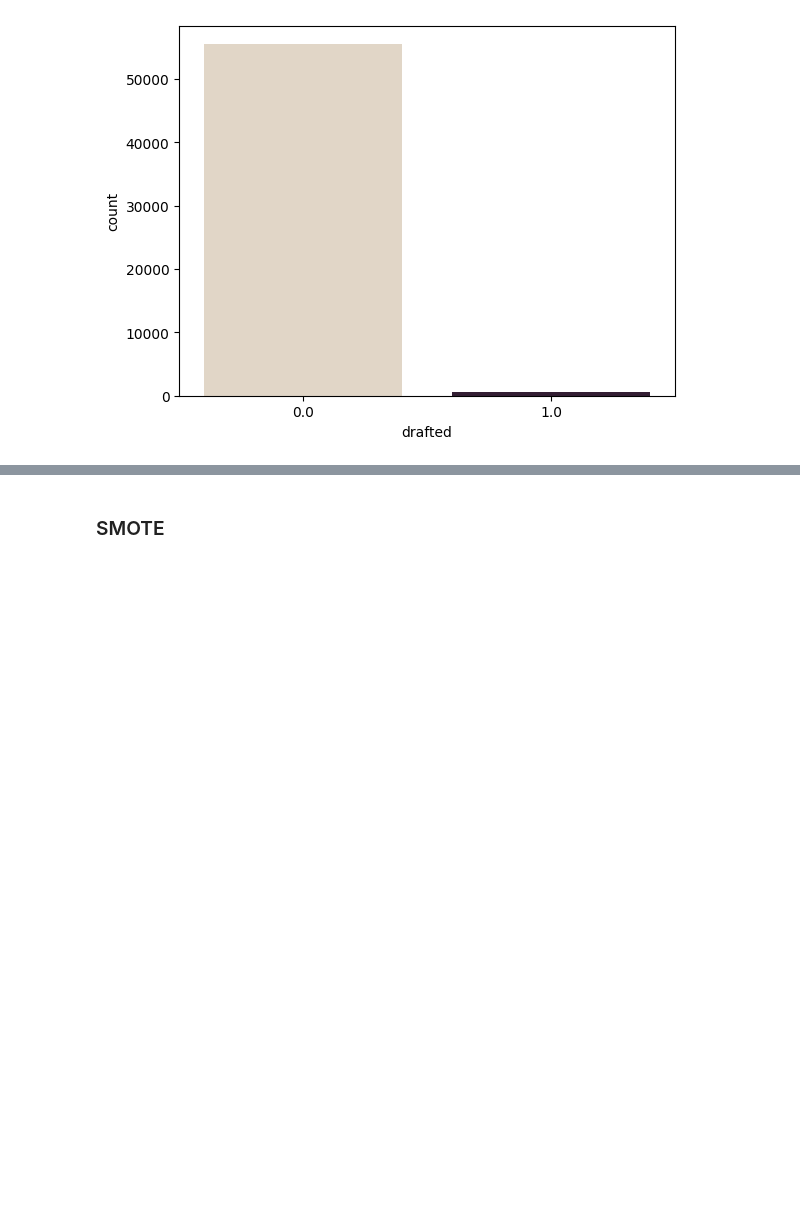
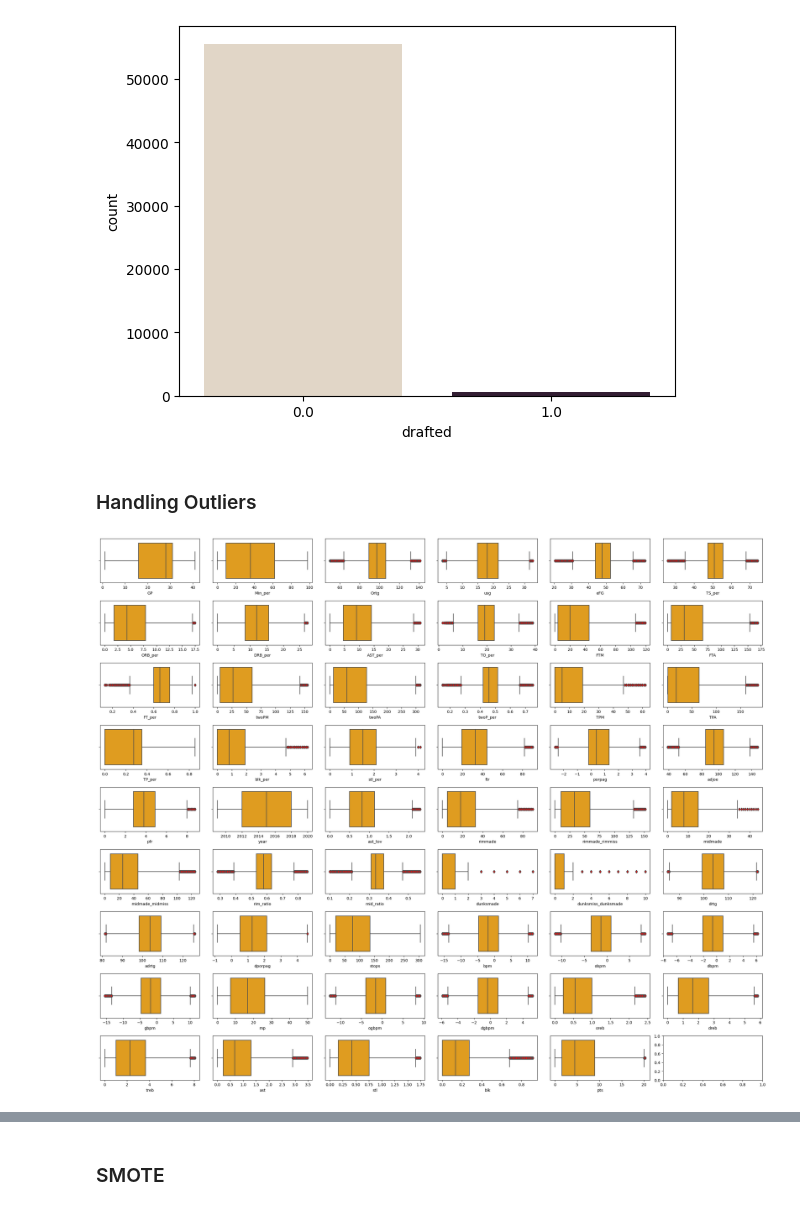
Before and after one commit to chuannarongvat/adv_mla_at1_14229898, a Jupyter notebook: notebooks/chingpayakmon_narongvat-14229898-week1_1.preprocessed.ipynb, the cells around one changed output, grey strips where cells are left out. Drawn from its saved outputs; the diff is of its cells as text; code cells hidden in the pictures; blank space fills up the shorter version.

```diff
--- a/notebooks/chingpayakmon_narongvat-14229898-week1_1.preprocessed.ipynb
+++ b/notebooks/chingpayakmon_narongvat-14229898-week1_1.preprocessed.ipynb
@@ -685,3 +672,21 @@ plt.show()
 # %%
 df_cleaned_train.to_csv('../data/processed/df_cleaned_train.csv', index=False)
 df_cleaned_test.to_csv('../data/processed/df_cleaned_test.csv', index=False)
+# %% [markdown]
+### Handling Outliers
+# %%
+train_df = pd.read_csv('../data/processed/df_cleaned_train.csv')
+test_df = pd.read_csv('../data/processed/df_cleaned_test.csv')
+# %%
+num_cols.remove('drafted')
+# %%
+fig, axes = plt.subplots(9, 6, figsize=(24, 20))
+axes = [ax for axes_row in axes for ax in axes_row]
+
+for i, c in enumerate(num_cols):
+    sns.boxplot(data=train_df, x=c, ax=axes[i], color='orange', flierprops=dict(markerfacecolor='red'))
+
+plt.tight_layout()
+plt.show()
+# %% [output]
+[figure, added]
```
Also changed, not shown: parts of 20 cells of this notebook, 5 other files.
